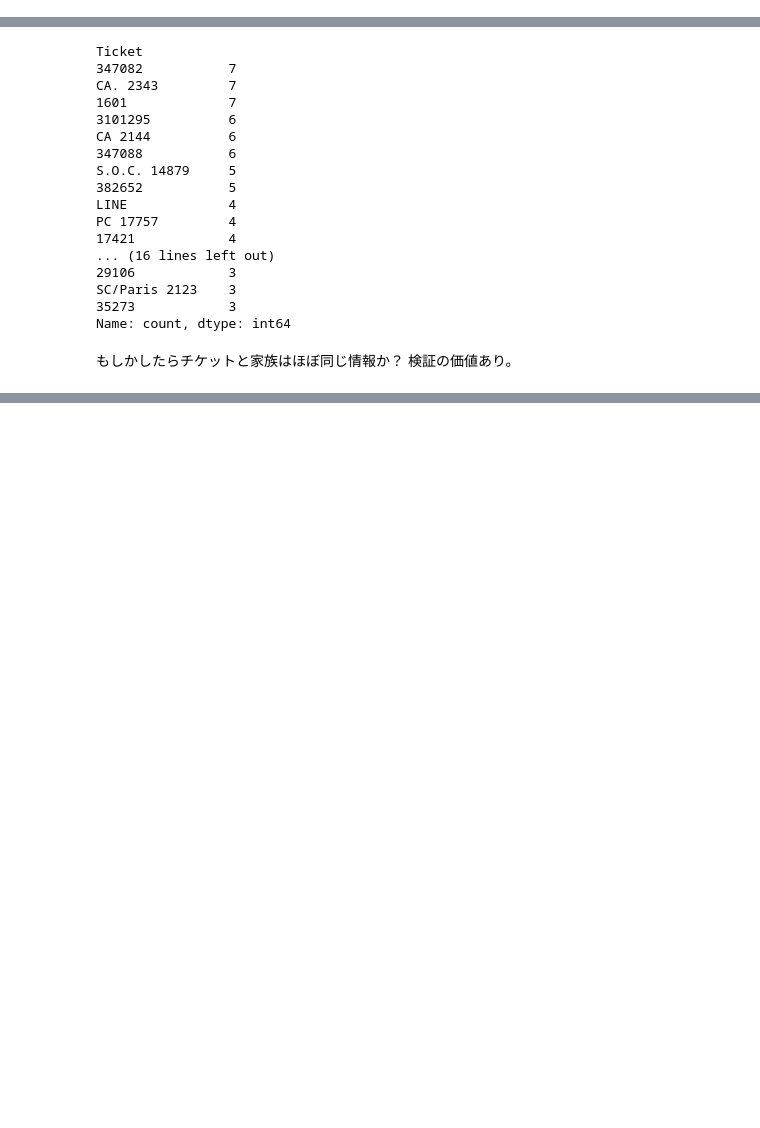
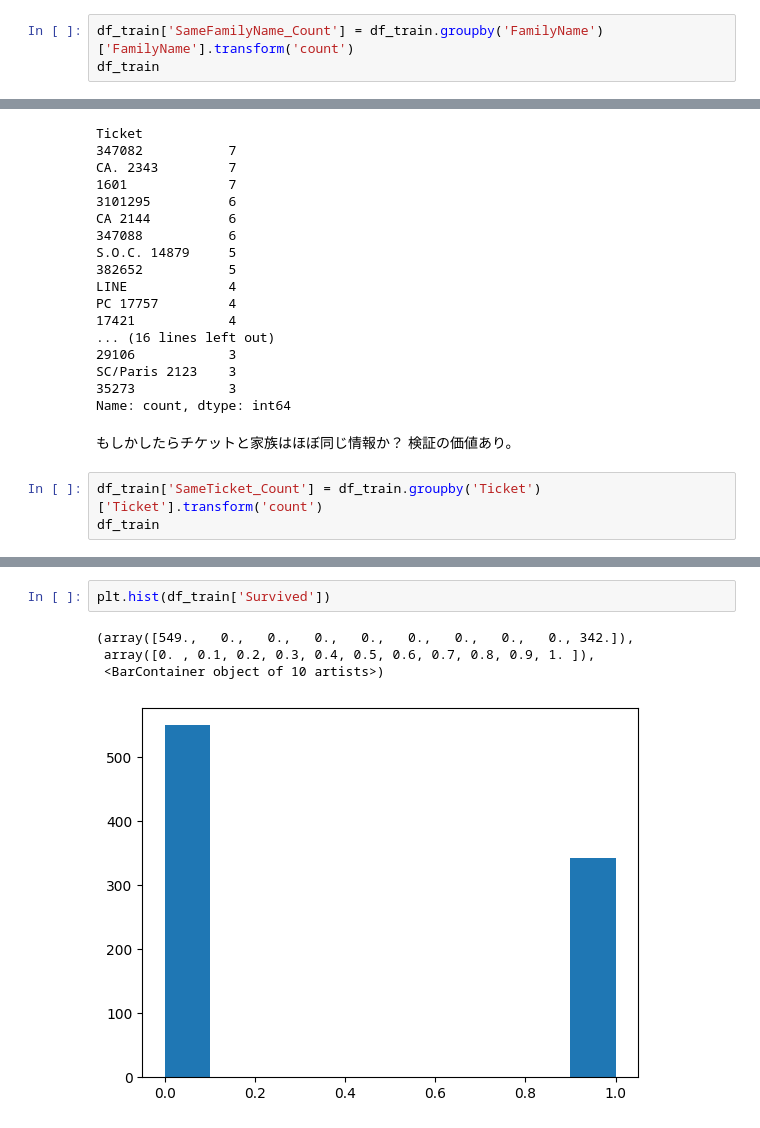
Before and after one commit to o-154/Kaggle_Titanic, a Jupyter notebook: first_analysis.ipynb, the cells around one changed output, grey strips where cells are left out. Cells and saved outputs as stored; diff of their text form; blank space fills up the shorter version.

```diff
--- a/first_analysis.ipynb
+++ b/first_analysis.ipynb
@@ -118,0 +164,3 @@ df_train[df_train['FamilyName']=='Andersson']
+# %%
+df_train['SameFamilyName_Count'] = df_train.groupby('FamilyName')['FamilyName'].transform('count')
+df_train
@@ -141,3 +203,6 @@ Name: count, dtype: int64
 # %% [markdown]
 もしかしたらチケットと家族はほぼ同じ情報か？
 検証の価値あり。
+# %%
+df_train['SameTicket_Count'] = df_train.groupby('Ticket')['Ticket'].transform('count')
+df_train
@@ -143,0 +237,7 @@ Name: count, dtype: int64
+# %%
+plt.hist(df_train['Survived'])
+# %% [output]
+(array([549.,   0.,   0.,   0.,   0.,   0.,   0.,   0.,   0., 342.]),
+ array([0. , 0.1, 0.2, 0.3, 0.4, 0.5, 0.6, 0.7, 0.8, 0.9, 1. ]),
+ <BarContainer object of 10 artists>)
+[figure, added]
```
Also changed, not shown: parts of 15 cells of this notebook.
